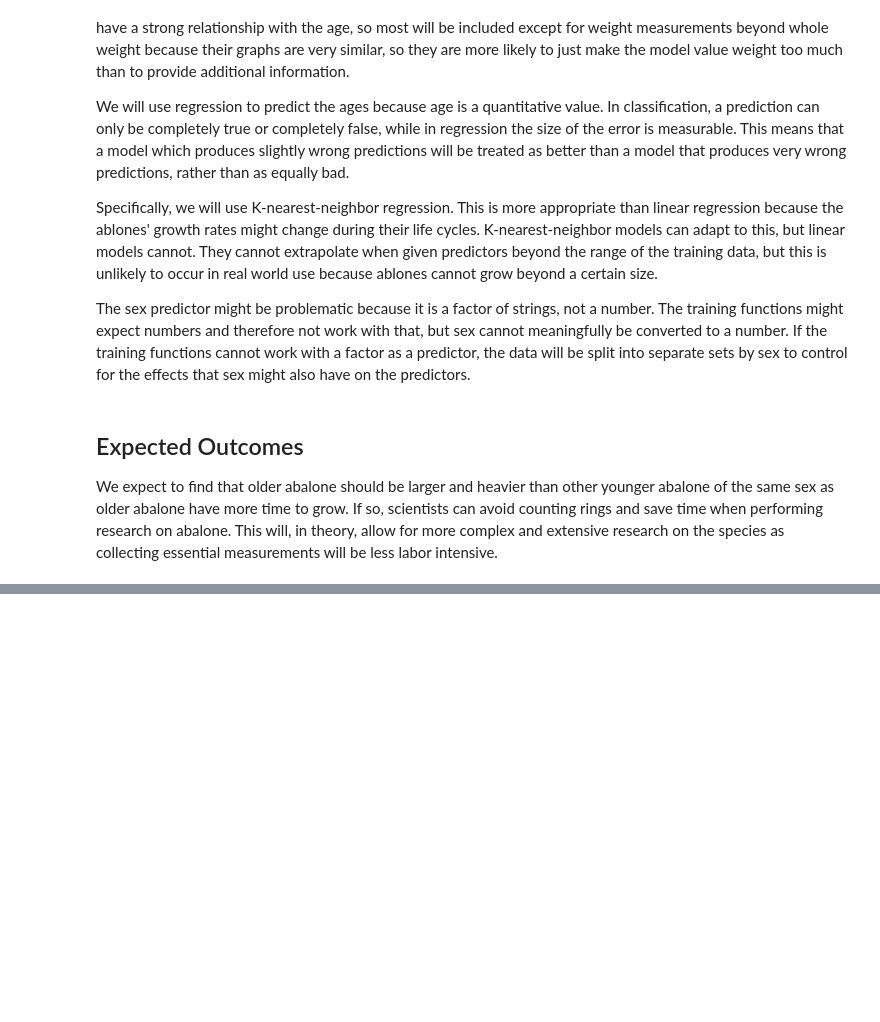
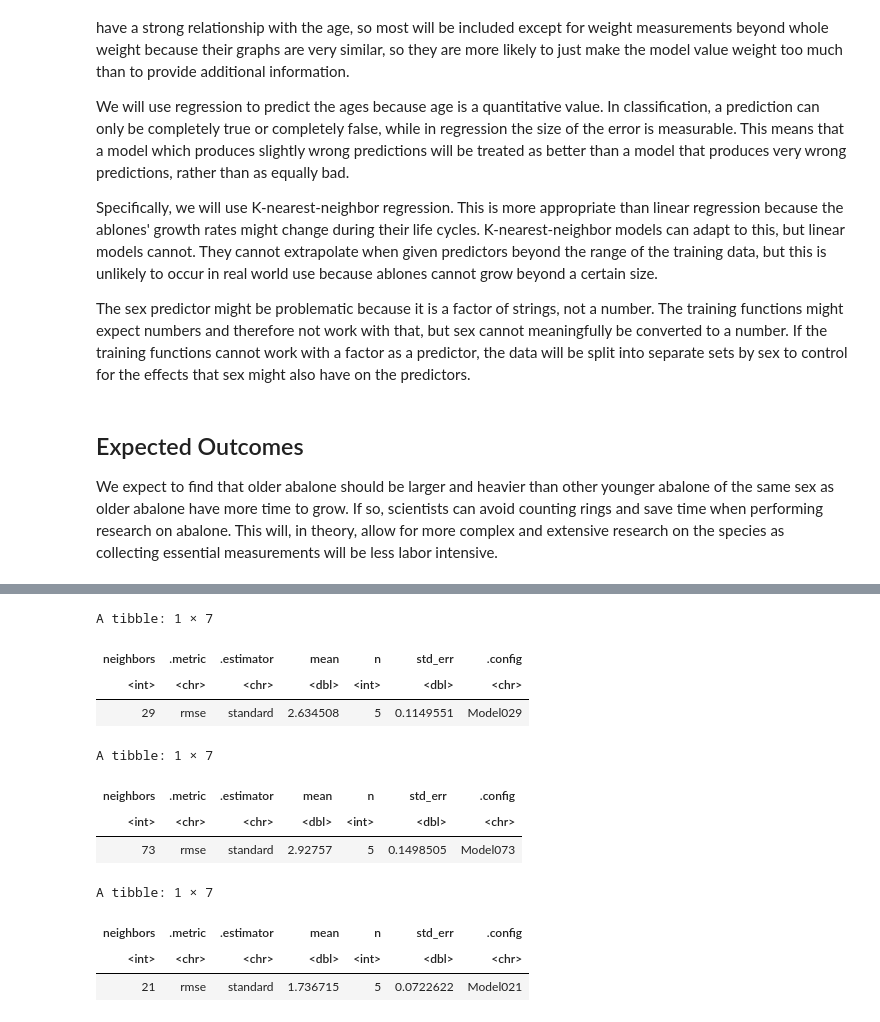
Before and after one commit to BrittonHelfert/DSCI-100-Group-Project, a Jupyter notebook: proposal.ipynb, the cells around one changed output, grey strips where cells are left out. Cells and saved outputs as stored; diff of their text form; code cells hidden in the pictures; blank space fills up the shorter version.

```diff
--- a/proposal.ipynb
+++ b/proposal.ipynb
@@ -51,7 +33,28 @@ abalone <- abalone %>%
 
 abalone_split <- initial_split(abalone, prop = 0.75, strata = age)
 abalone_training <- training(abalone_split)
-abalone_testing <- testing(abalone_split)
+abalone_testing <- testing(abalone_split) # delete this later if not needed
+
+abalone_male <- abalone %>%
+    filter(sex == "M")
+
+abalone_female <- abalone %>%
+    filter(sex == "F")
+
+abalone_infant <- abalone %>%
+    filter(sex =="I")
+
+abalone_split_male <- initial_split(abalone_male, prop = 0.75, strata = age)
+abalone_training_male <- training(abalone_split_male)
+abalone_testing_male <- testing(abalone_split_male)
+
+abalone_split_female <- initial_split(abalone_female, prop = 0.75, strata = age)
+abalone_training_female <- training(abalone_split_female)
+abalone_testing_female <- testing(abalone_split_female)
+
+abalone_split_infant <- initial_split(abalone_infant, prop = 0.75, strata = age)
+abalone_training_infant <- training(abalone_split_infant)
+abalone_testing_infant <- testing(abalone_split_infant)
 # %% [output]
 Parsed with column specification:
 cols(
@@ -205,0 +330,31 @@ We expect to find that older abalone should be larger and heavier than other you
+# %%
+abalone_male_min <- abalone_male_results %>%
+    filter(.metric == "rmse") %>%
+    arrange(mean) %>%
+    slice(1)
+abalone_male_min
+
+abalone_female_min <- abalone_female_results %>%
+    filter(.metric == "rmse") %>%
+    arrange(mean) %>%
+    slice(1)
+abalone_female_min
+
+abalone_infant_min <- abalone_infant_results %>%
+    filter(.metric == "rmse") %>%
+    arrange(mean) %>%
+    slice(1)
+abalone_infant_min
+# %% [output]
+A tibble: 1 × 7
+| neighbors | .metric | .estimator | mean | n | std_err | .config |
+| <int> | <chr> | <chr> | <dbl> | <int> | <dbl> | <chr> |
+| 29 | rmse | standard | 2.634508 | 5 | 0.1149551 | Model029 |
+A tibble: 1 × 7
+| neighbors | .metric | .estimator | mean | n | std_err | .config |
+| <int> | <chr> | <chr> | <dbl> | <int> | <dbl> | <chr> |
+| 73 | rmse | standard | 2.92757 | 5 | 0.1498505 | Model073 |
+A tibble: 1 × 7
+| neighbors | .metric | .estimator | mean | n | std_err | .config |
+| <int> | <chr> | <chr> | <dbl> | <int> | <dbl> | <chr> |
+| 21 | rmse | standard | 1.736715 | 5 | 0.0722622 | Model021 |
```
Also changed, not shown: parts of 4 cells of this notebook.
